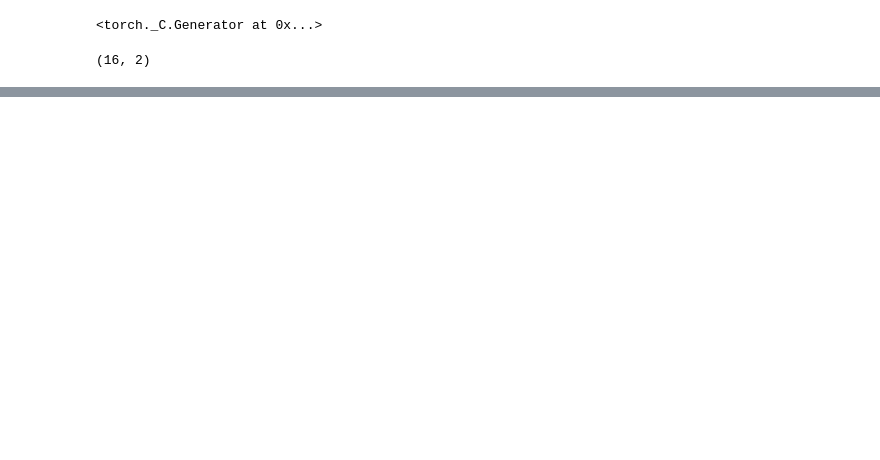
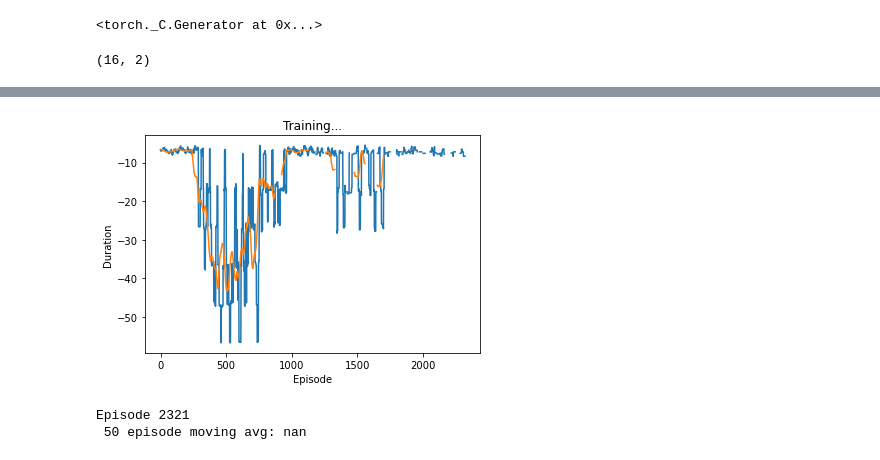
Before and after one commit to Ahmed-5/graduation_project, a Jupyter notebook: propagation loss sinr.ipynb, the cells around one changed output, grey strips where cells are left out. Saved outputs shown, nothing was run; the diff lists cells and outputs as text; code cells hidden in the pictures; blank space fills up the shorter version.

```diff
--- a/propagation loss sinr.ipynb
+++ b/propagation loss sinr.ipynb
@@ -635,17 +713,19 @@ def extract_tensors(exps):
 
     return (t1, t2, t3, t4)
 # %%
-batch_size = 256
+batch_size = 64
 gamma = 0.9
 eps_start = 1
 eps_end = 0.01
-eps_decay = 0.001
-target_update = 10
-memory_size = 1000
+eps_decay = 0.01
+target_update = 1
+memory_size = 100_000
 lr = 0.001
-num_episodes = 1000
+num_episodes = 24*3600
 # print(bs_power.shape)
-env = Environment(bs_loc, bs_power, bs_blackout,10, 0, 11, grid_width, grid_height, 4)
+# env = Environment(bs_loc, bs_power, bs_blackout,10, 0, n_actions, grid_width, grid_height, 4)
+env = EnvironmentCluster(bs_loc, bs_power, bs_blackout,10, 0, n_actions, grid_width, grid_height)
 strategy = EpsilonGreedyStrategy(eps_start, eps_end, eps_decay)
-agent = Agent(strategy, env.get_output_dim())
+# agent = Agent(strategy, env.get_output_dim()-1) # 2 actions 1 bs
+agent = Agent(strategy, env.get_output_dim()) #any condition not the above
 memory = ReplayMemory(memory_size)
@@ -667,0 +732,7 @@ env.plot_watt_power_grid(0)
+# %%
+env.apply_blackouts(0)
+for i in range(16):
+    env.set_action(i, 1)
+
+print(env.get_reward())
+print(env.get_state())
@@ -667,0 +743,11 @@ env.plot_watt_power_grid(0)
+# %%
+print(len(baseline_times))
+rewards_history = []
+for i in baseline_times:
+    print(i)
+    env.apply_blackouts(i)
+    env.apply_baseline()
+    r, _ = env.get_reward()
+    rewards_history.append([i, r])
+
+print(*rewards_history)
@@ -673,0 +772,6 @@ optimizer = optim.Adam(params=policy_net.parameters(), lr=lr)
+# %%
+# env = Environment(bs_loc, bs_power, bs_blackout,10, 0, n_actions, grid_width, grid_height, 4)
+env = EnvironmentCluster(bs_loc, bs_power, bs_blackout,10, 0, n_actions, grid_width, grid_height)
+num_episodes = 24*3600
+step = 60
+print(env.reward)
@@ -717,3 +902,9 @@ plot(rewards_history)
+# %%
+plot(kpis, 50)
+# %% [output]
+[figure, added]
+Episode 2321
+ 50 episode moving avg: nan
 # %%
 env.get_reward()
 # %%
```
Also changed, not shown: parts of 26 cells of this notebook, 3 other files.
